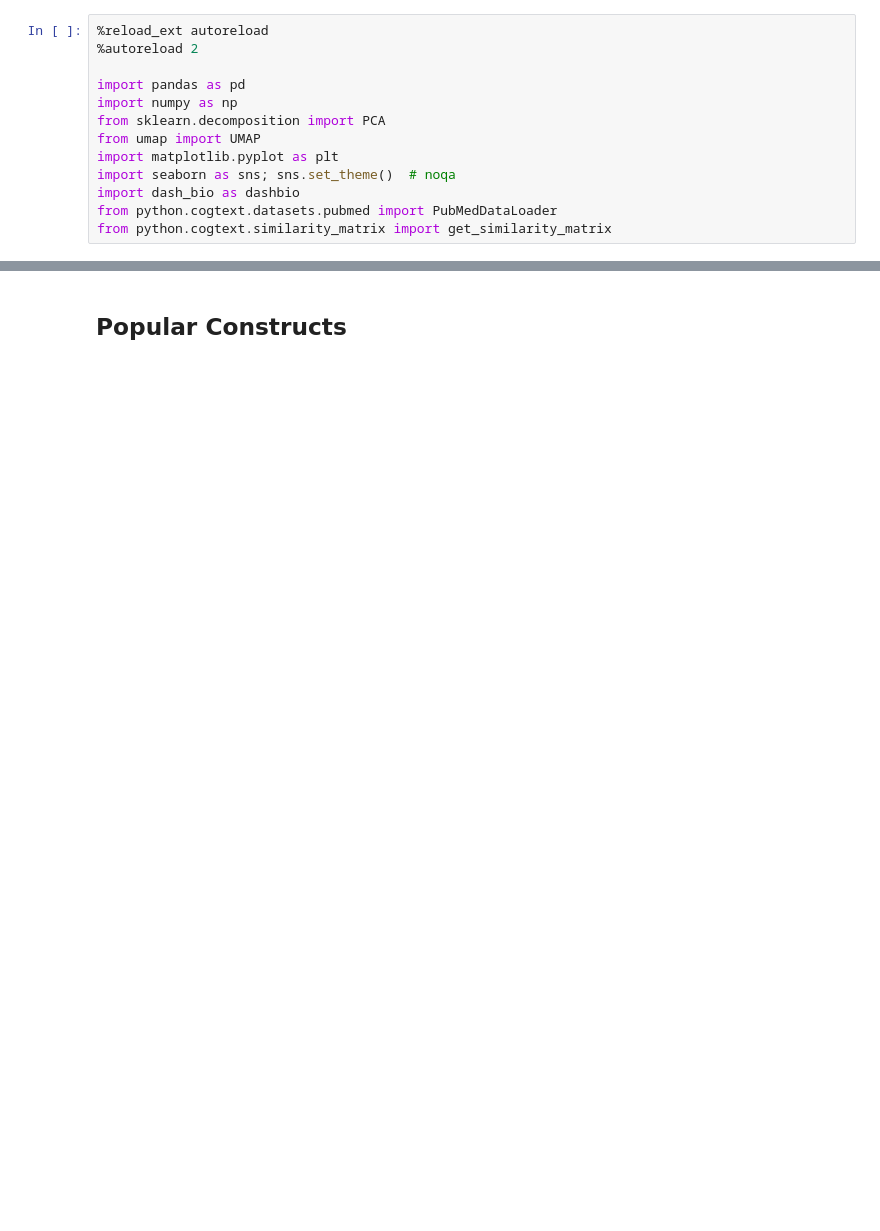
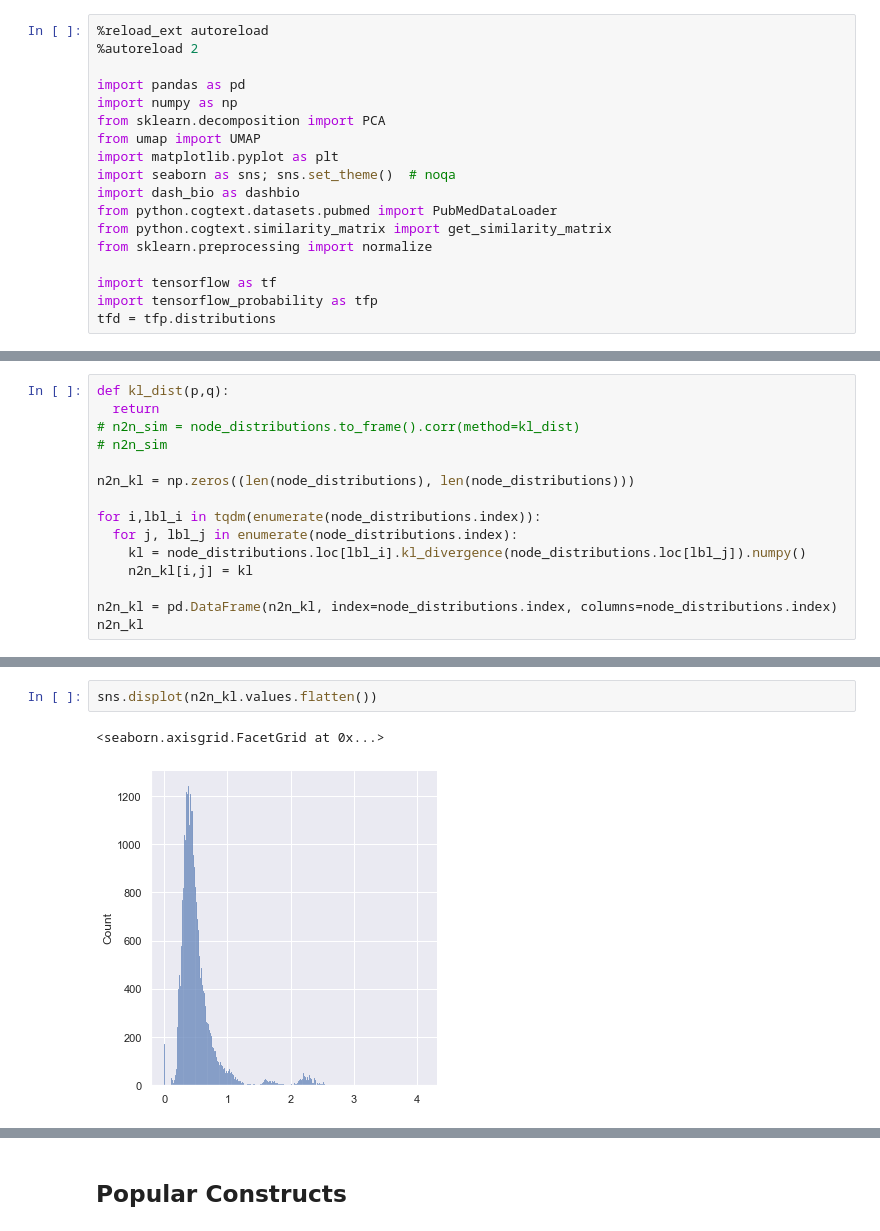
Before and after one commit to morteza/CogText, a Jupyter notebook: notebooks/4-2 Graph Embeddings.ipynb, the cells around one changed output, grey strips where cells are left out. Saved outputs shown, nothing was run; the diff lists cells and outputs as text; blank space fills up the shorter version.

Commit message:
KL node2node distance
Former-commit-id: 718ac34e46a35a112afcdaf94c9e06cc916f7d19

```diff
--- a/notebooks/4-2 Graph Embeddings.ipynb
+++ b/notebooks/4-2 Graph Embeddings.ipynb
@@ -26,4 +26,9 @@ import seaborn as sns; sns.set_theme()  # noqa
 import dash_bio as dashbio
 from python.cogtext.datasets.pubmed import PubMedDataLoader
 from python.cogtext.similarity_matrix import get_similarity_matrix
+from sklearn.preprocessing import normalize
+
+import tensorflow as tf
+import tensorflow_probability as tfp
+tfd = tfp.distributions
 # %%
@@ -41,0 +110,15 @@ pubmed.dropna(subset=['cluster'], inplace=True)
+# %%
+def kl_dist(p,q):
+  return
+# n2n_sim = node_distributions.to_frame().corr(method=kl_dist)
+# n2n_sim
+
+n2n_kl = np.zeros((len(node_distributions), len(node_distributions)))
+
+for i,lbl_i in tqdm(enumerate(node_distributions.index)):
+  for j, lbl_j in enumerate(node_distributions.index):
+    kl = node_distributions.loc[lbl_i].kl_divergence(node_distributions.loc[lbl_j]).numpy()
+    n2n_kl[i,j] = kl
+
+n2n_kl = pd.DataFrame(n2n_kl, index=node_distributions.index, columns=node_distributions.index)
+n2n_kl
@@ -42 +140,6 @@ pubmed.dropna(subset=['cluster'], inplace=True)
+# %%
+sns.displot(n2n_kl.values.flatten())
+# %% [output]
+<seaborn.axisgrid.FacetGrid at 0x...>
+[figure, added]
 # %%
```
Also changed, not shown: parts of 10 cells of this notebook, 1 other file.
